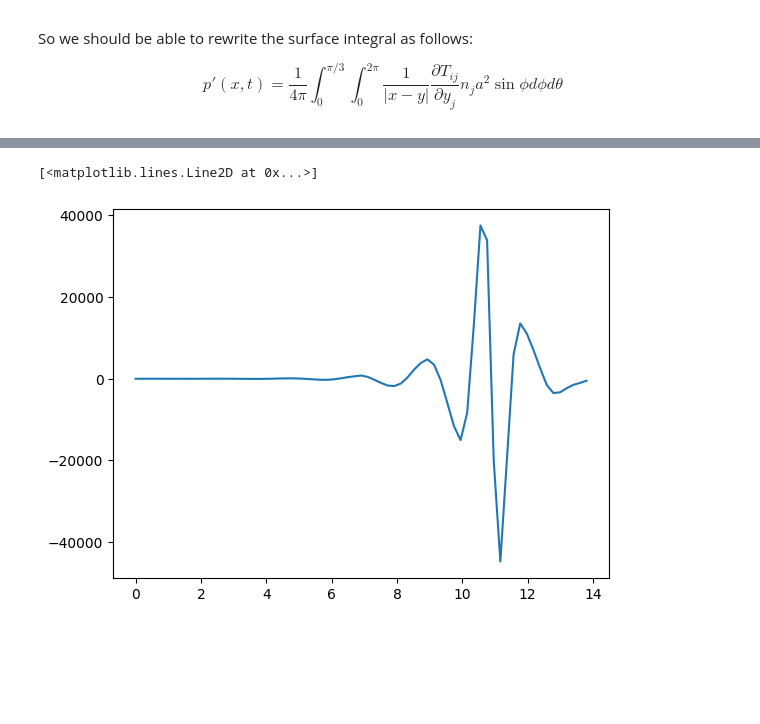
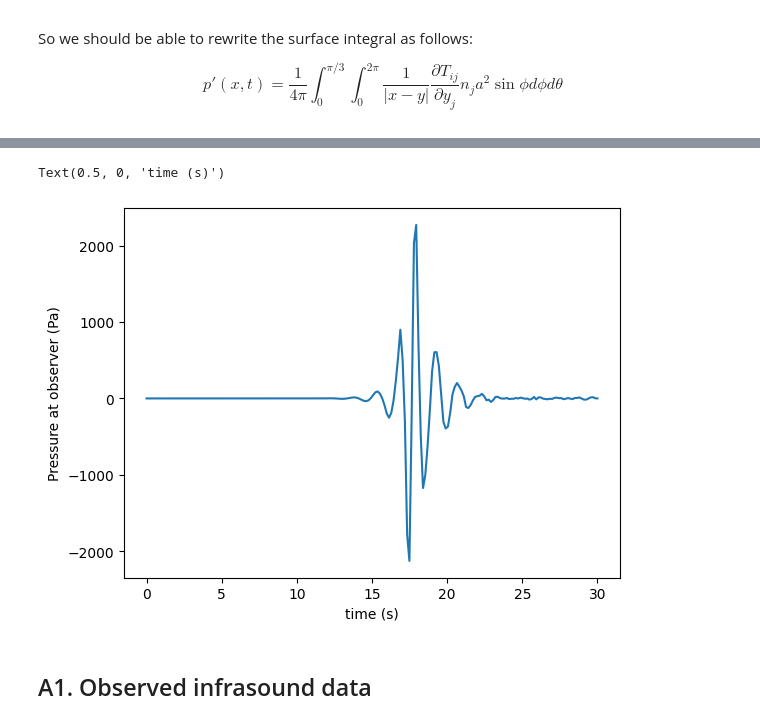
Before and after one commit to paxtonsc/volcano-sims, a Jupyter notebook: notebooks/2025.05.19.experiments.ipynb, the cells around one changed output, grey strips where cells are left out. Drawn from its saved outputs; the diff is of its cells as text; code cells hidden in the pictures; blank space fills up the shorter version.

```diff
--- a/notebooks/2025.05.19.experiments.ipynb
+++ b/notebooks/2025.05.19.experiments.ipynb
@@ -145,8 +323,7 @@ T_interp = np.reshape(physics.compute_variable("Temperature", U_union).squeeze(a
 rho = U_union[...,0:3].sum(axis=-1, keepdims=True)
 yM = np.reshape(U_union[...,2:3] / rho, (file_index_list.size, *mg_x.shape))
 
-
-t_range = np.linspace(0, 13.8, T_interp.shape[0])
+t_range = np.linspace(0, 30, T_interp.shape[0])
 # %%
 rho = U_union[...,0:3].sum(axis=-1, keepdims=True)
 u = U_union[:,:,3:4] / rho
@@ -232,10 +409,9 @@ dijTij_inertial = d2T00[:,1:-1,:] + 2 * d2T01[:,1:-1,1:-1] + d2T11[:,:,1:-1]
 import matplotlib
 fig, ax = plt.subplots(2, 4, figsize=(10.5,7))
 
-levels = np.linspace(-.6e6, .6e6, 50) / 1e6
+levels = np.linspace(-6e4, 6e4, 50) / 1e6
 # t_indices = [3, 9, 36, 72]
-t_indices = [0, 22, 45, 68]
-
+t_indices = [0, 40, 80, 120]
 
 for i, t_ind in enumerate(t_indices):
   ax[0,i].set_facecolor("black")
@@ -243,8 +419,8 @@ for i, t_ind in enumerate(t_indices):
   cb = fig.colorbar(cf, label=r"$\partial_i \partial_j (\rho u_i u_j)$ (MPa / m${}^2$)",
                     # format=matplotlib.ticker.FormatStrFormatter('%.3e')
                     )
-  ax[0,i].set_xlim(0, 490)
-  ax[0,i].set_ylim(-100, 990)
+  ax[0,i].set_xlim(0, 200)
+  ax[0,i].set_ylim(-100, 500)
   #ax[0,i].set_aspect('equal')
   ax[0,i].set_xlabel("$r$ (m)")
   ax[0,i].set_ylabel("$z$ (m)")
@@ -253,16 +429,16 @@ for i, t_ind in enumerate(t_indices):
                 curr_ax.get_xticklabels() + curr_ax.get_yticklabels()):
     item.set_fontsize(11)
   cb.set_ticks(np.linspace(levels[0], levels[-1], 7))
-  ax[0,i].set_title(f"t = {t_range[t_ind]} s")
+  ax[0,i].set_title(f"t = {round(t_range[t_ind])} s")
   # cb.ax.set_major_formatter(matplotlib.ticker.FormatStrFormatter('%e'))
 
 # fig.tight_layout()
 
 # fig, ax = plt.subplots(1, 3, figsize=(8.5,3.5))
 
-levels = np.linspace(-0.6e6, 0.6e6, 50) / 1e6
+levels = np.linspace(-1e5, 1e5, 50) / 1e6
 # t_indices = [3, 9, 36, 72]
-t_indices = [0, 22, 45, 68]
+t_indices = [0, 40, 80, 120]
 
 for i, t_ind in enumerate(t_indices):
   ax[1,i].set_facecolor("black")
@@ -270,8 +446,8 @@ for i, t_ind in enumerate(t_indices):
   cb = fig.colorbar(cf, label=r"$\nabla^2 (p - c_0^2 \rho)$ (MPa / m${}^2$)",
                     # format=matplotlib.ticker.FormatStrFormatter('%.3e')
                     )
-  ax[1,i].set_xlim(0, 490)
-  ax[1,i].set_ylim(-100, 990)
+  ax[1,i].set_xlim(0, 200)
+  ax[1,i].set_ylim(-100, 500)
   #ax[1,i].set_aspect('equal')
   ax[1,i].set_xlabel("$r$ (m)")
   ax[1,i].set_ylabel("$z$ (m)")
@@ -280,9 +456,10 @@ for i, t_ind in enumerate(t_indices):
                 curr_ax.get_xticklabels() + curr_ax.get_yticklabels()):
     item.set_fontsize(11)
   cb.set_ticks(np.linspace(levels[0], levels[-1], 7))
-  ax[1,i].set_title(f"t = {t_range[t_ind]} s")
+  ax[1,i].set_title(f"t = {round(t_range[t_ind])} s")
   # cb.ax.set_major_formatter(matplotlib.ticker.FormatStrFormatter('%e'))
 
 fig.tight_layout()
 plt.draw()
+plt.savefig(f'{BASE_PATH}/volcano_sims/notebooks/charts/lighthill_tensor_double_divergence.png')
 # %% [output]
@@ -293,16 +470,16 @@ plt.draw()
 Nt, Nx, Ny = mg_p.shape
 
 # Central differences using np.diff (second difference)
-d_p_dx0 = np.diff(mg_p, n=2, axis=1) / (2 * dx[0, 0])
-d_p_dx1 = np.diff(mg_p, n=2, axis=2) / (2 * dy[0, 0])
-d_rho_dx0 = np.diff(mg_rho, n=2, axis=1) / (2 * dx[0, 0])
-d_rho_dx1 = np.diff(mg_rho, n=2, axis=2) / (2 * dy[0, 0])
+d_p_dx = np.diff(mg_p, n=2, axis=1) / (2 * dx[0, 0])
+d_p_dy = np.diff(mg_p, n=2, axis=2) / (2 * dy[0, 0])
+d_rho_dx = np.diff(mg_rho, n=2, axis=1) / (2 * dx[0, 0])
+d_rho_dy = np.diff(mg_rho, n=2, axis=2) / (2 * dy[0, 0])
 
 # Pad arrays to restore original shape (Nx, Ny)
 diTij_nonlinear = np.zeros((2, Nt, Nx, Ny))
 
 d_c0_dx0 = np.diff(mg_c0, n=2, axis=0) / (2 * dx[0, 0])
 d_c0_dx1 = np.diff(mg_c0, n=2, axis=1) / (2 * dy[0, 0])
-diTij_nonlinear[0, :, 1:-1, :] = d_p_dx0 - mg_c0[1:-1, :]**2 * d_rho_dx0 - 2 * mg_c0[1:-1, :] * mg_rho[:, 1:-1, :] * d_c0_dx0
-diTij_nonlinear[1, :, :, 1:-1] = d_p_dx1 - mg_c0[:, 1:-1]**2 * d_rho_dx1 - 2 * mg_c0[:, 1:-1] * mg_rho[:, :, 1:-1] * d_c0_dx1
+diTij_nonlinear[0, :, 1:-1, :] = d_p_dx - mg_c0[1:-1, :]**2 * d_rho_dx - 2 * mg_c0[1:-1, :] * mg_rho[:, 1:-1, :] * d_c0_dx0
+diTij_nonlinear[1, :, :, 1:-1] = d_p_dy - mg_c0[:, 1:-1]**2 * d_rho_dy - 2 * mg_c0[:, 1:-1] * mg_rho[:, :, 1:-1] * d_c0_dx1
 # %%
@@ -569,10 +760,10 @@ $$
 # %%
 points = (range(2), t_range, mg_y[:,0], mg_x[0])
 
-pressure = np.zeros(len(file_index_list))
+pressure_from_surface = np.zeros(len(file_index_list))
 
 for i, time_idx in enumerate(file_index_list):
-    pressure[i] = lighthill.calculate_surface_integral(diTij_nonlinear, 100, time_idx, t_range, x_obs, c0, points)
+    pressure_from_surface[i] = lighthill.calculate_surface_integral(diTij_nonlinear, 50, i, t_range, x_obs, c0, points)
 
     if i % 10 == 0:
         print(f"Completed step of index {i}")
@@ -587,6 +791,10 @@ Completed step of index 60
 # %%
 #plt.plot(t_range, pressure)
-plt.plot(t_range, lighthill.highpass(pressure))
+plt.plot(t_range, lighthill.highpass(pressure_from_surface))
+plt.ylabel("Pressure at observer (Pa)")
+plt.xlabel("time (s)")
 # %% [output]
-[<matplotlib.lines.Line2D at 0x...>]
+Text(0.5, 0, 'time (s)')
-[figure, old version]
+[figure, new version]
+# %% [markdown]
+## A1. Observed infrasound data
```
Also changed, not shown: parts of 23 cells of this notebook, 7 other files.
